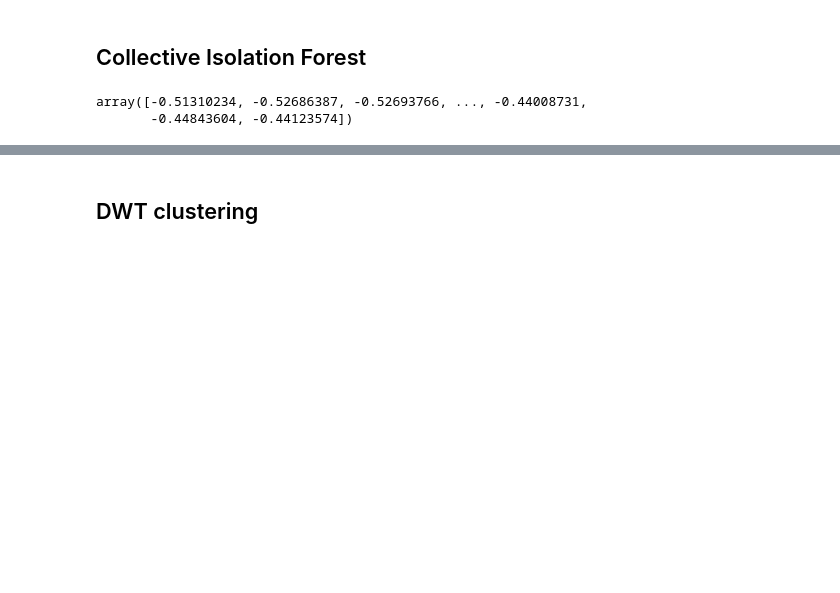
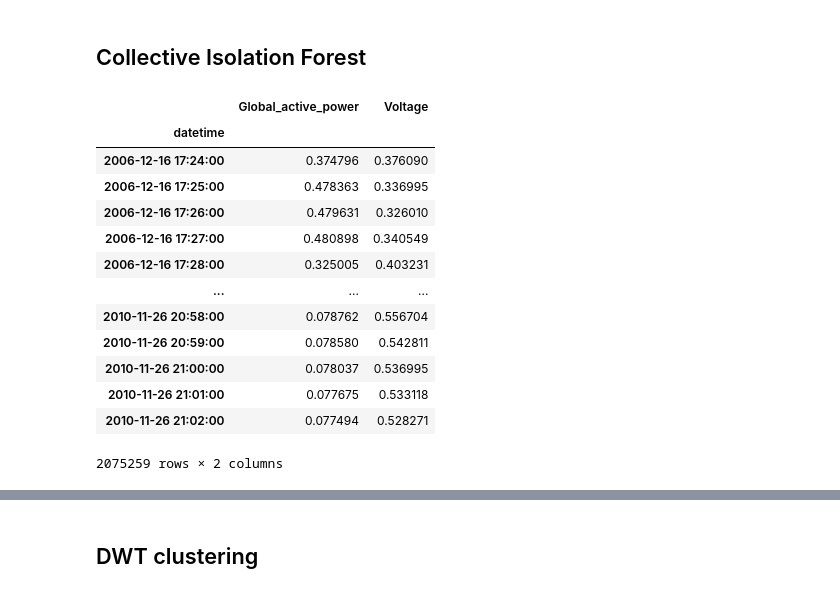
Before and after one commit to Stashq/TS-Forecasting, a Jupyter notebook: notebooks/ts-forecasting.ipynb, the cells around one changed output, grey strips where cells are left out. Drawn from its saved outputs; the diff is of its cells as text; code cells hidden in the pictures; blank space fills up the shorter version.

```diff
--- a/notebooks/ts-forecasting.ipynb
+++ b/notebooks/ts-forecasting.ipynb
@@ -46,6 +52,12 @@ drop_refill_pipeline = [
 preprocessing_pipeline = [
     (use_dataframe_func, "astype", "float"),
 ]
+detect_anomalies_pipeline = [
+#     (get_isoforest_filter, dict(
+#         scores_threshold=-0.36, window_size=500, target="Global_active_power"))
+]
+
+
 datasets_params = [
     DatasetParams(
         path="/home/stachu/Projects/Anomaly_detection/Forecasting_models/data/Energy/household_power_consumption/household_power_consumption.csv",
@@ -57,6 +69,7 @@ datasets_params = [
         DatasetCls=MultiTimeSeriesDataset,
         drop_refill_pipeline=drop_refill_pipeline,
         preprocessing_pipeline=preprocessing_pipeline,
+        detect_anomalies_pipeline=detect_anomalies_pipeline,
         scaler=MinMaxScaler()),
 ]
 
@@ -105,15 +118,15 @@ tr_p = TrainerParams(
 es_p = EarlyStoppingParams(
     monitor='val_loss', patience=2, verbose=True)
 # %%
-# exp = Experimentator(
-#     models_params=models_params,
-#     datasets_params=datasets_params,
-#     trainer_params=tr_p,
-#     checkpoint_params=chp_p,
-#     early_stopping_params=es_p
-# )
+exp = Experimentator(
+    models_params=models_params,
+    datasets_params=datasets_params,
+    trainer_params=tr_p,
+    checkpoint_params=chp_p,
+    early_stopping_params=es_p
+)
 
-# exp.run_experiments(experiments_path="../saved_experiments", safe=False)
+exp.run_experiments(experiments_path="../saved_experiments", safe=False)
 
-exp = load_experimentator(
-    "../saved_experiments/2021-12-11_16:34:50.pkl")
+# exp = load_experimentator(
+#     "../saved_experiments/2021-12-11_16:34:50.pkl")
@@ -158,10 +186,22 @@ from predpy.preprocessing.statistic_anomalies_detection import *
 # scores = collective_isolation_forest(df["Global_active_power"], 500)
 scores = collective_isolation_forest(tsm.sequences[0]["Global_active_power"], 500)
 # %%
-scores
+df
 # %% [output]
+|  | Global_active_power | Voltage |
+| datetime |  |  |
+| 2006-12-16 17:24:00 | 0.374796 | 0.376090 |
+| 2006-12-16 17:25:00 | 0.478363 | 0.336995 |
+| 2006-12-16 17:26:00 | 0.479631 | 0.326010 |
+| 2006-12-16 17:27:00 | 0.480898 | 0.340549 |
+| 2006-12-16 17:28:00 | 0.325005 | 0.403231 |
+| ... | ... | ... |
+| 2010-11-26 20:58:00 | 0.078762 | 0.556704 |
+| 2010-11-26 20:59:00 | 0.078580 | 0.542811 |
+| 2010-11-26 21:00:00 | 0.078037 | 0.536995 |
+| 2010-11-26 21:01:00 | 0.077675 | 0.533118 |
+| 2010-11-26 21:02:00 | 0.077494 | 0.528271 |
-array([-0.51310234, -0.52686387, -0.52693766, ..., -0.44008731,
-       -0.44843604, -0.44123574])
+2075259 rows × 2 columns
 # %%
 None = 1
 # %% [output]
```
Also changed, not shown: parts of 12 cells of this notebook, 6 other files.
